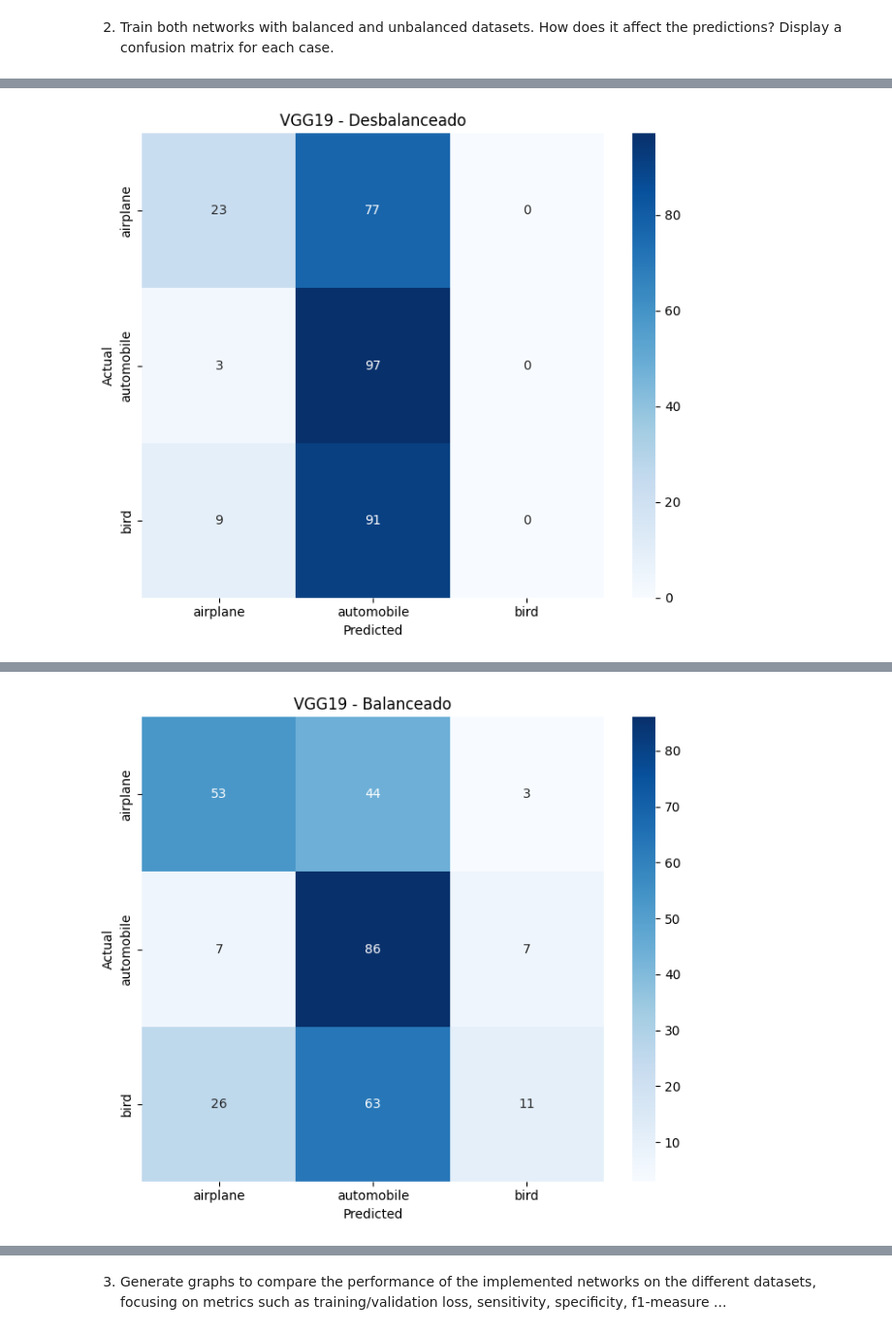
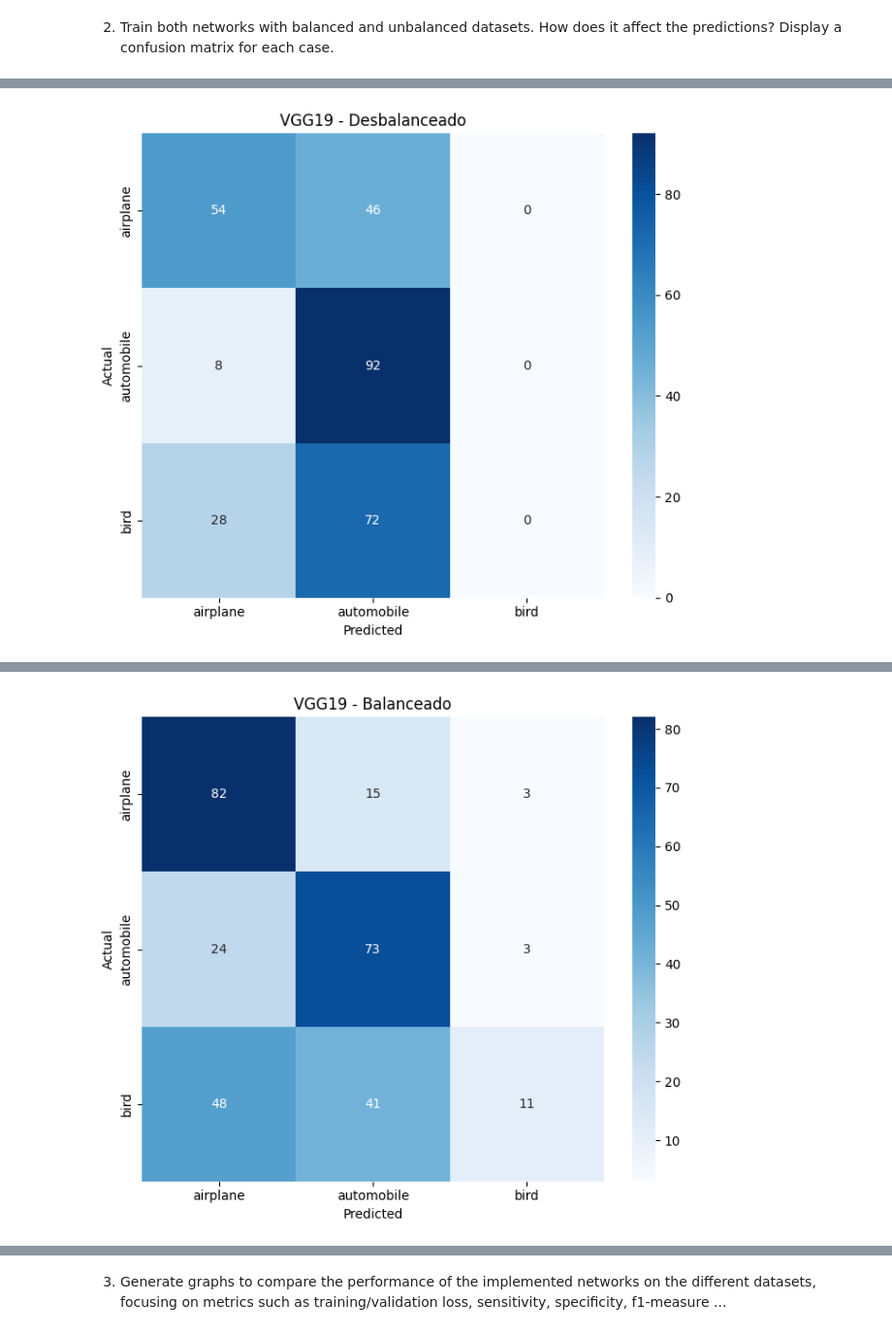
Before and after one commit to JBLOZ/IA, a Jupyter notebook: 3erAnyo/2doCuatri/redes_neuronales/practicas/practica_2/RNAP_CNN_ARCHITECTURES_hecho.ipynb, the cells around one changed output, grey strips where cells are left out. Shown at 97% size. Saved outputs shown, nothing was run; the diff lists cells and outputs as text; code cells hidden in the pictures.

```diff
--- a/3erAnyo/2doCuatri/redes_neuronales/practicas/practica_2/RNAP_CNN_ARCHITECTURES_hecho.ipynb
+++ b/3erAnyo/2doCuatri/redes_neuronales/practicas/practica_2/RNAP_CNN_ARCHITECTURES_hecho.ipynb
@@ -442,13 +453,9 @@ VGG19 con fine-tuning para 3 clases listo.
 criterion = nn.CrossEntropyLoss()
 optimizer = optim.Adam(model.parameters(), lr=0.00001)
 # %%
-# FAST_RUN: reducimos a 1 epoch
-if FAST_RUN:
-    num_epochs = 1
-
 #@title Training
 
-num_epochs = 1
+num_epochs = 3
 for epoch in range(num_epochs):
     running_loss = 0.0
     for images, labels in trainloader:
@@ -533,10 +542,6 @@ Se han generado **450 muestras augmentadas adicionales** de `bird` repitiendo la
 # %% [markdown]
 2. Train both networks with balanced and unbalanced datasets. How does it affect the predictions? Display a confusion matrix for each case.
 # %%
-# FAST_RUN: reducimos a 1 epoch
-if FAST_RUN:
-    num_epochs = 1
-
 import seaborn as sns
 from sklearn.metrics import confusion_matrix, classification_report
 
@@ -605,7 +610,7 @@ def plot_confusion(y_true, y_pred, class_names, title):
 
 
 classes = ['airplane', 'automobile', 'bird']
-NUM_EPOCHS = 1
+NUM_EPOCHS = 3
 
 # ==================== VGG19 - Desbalanceado ====================
 print("=" * 60)
@@ -662,4 +669,4 @@ VGG19 - Dataset DESBALANCEADO
-[figure, old version]
+[figure, new version]
 ============================================================
 VGG19 - Dataset BALANCEADO
 ============================================================
@@ -667,4 +676,4 @@ VGG19 - Dataset BALANCEADO
-[figure, old version]
+[figure, new version]
 ============================================================
 ResNet50 - Dataset DESBALANCEADO
 ============================================================
```
Also changed, not shown: parts of 13 cells of this notebook, 1 other file.
